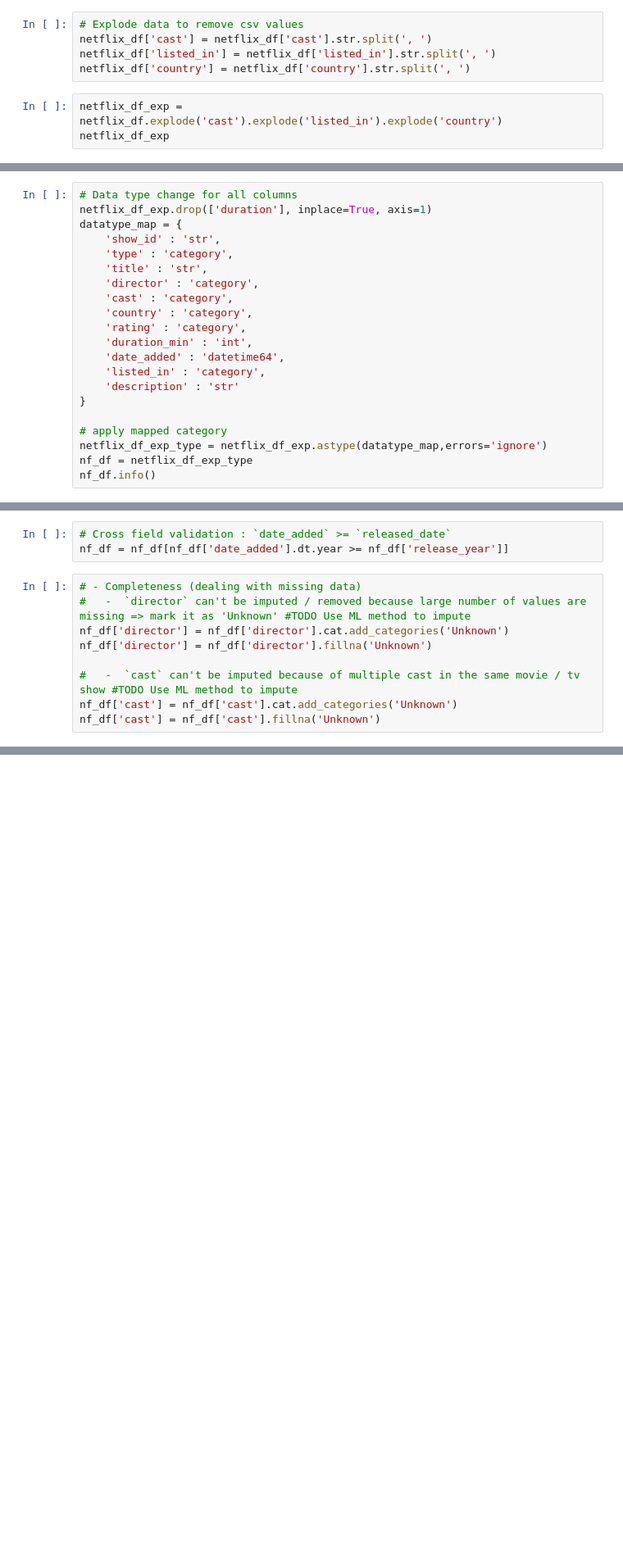
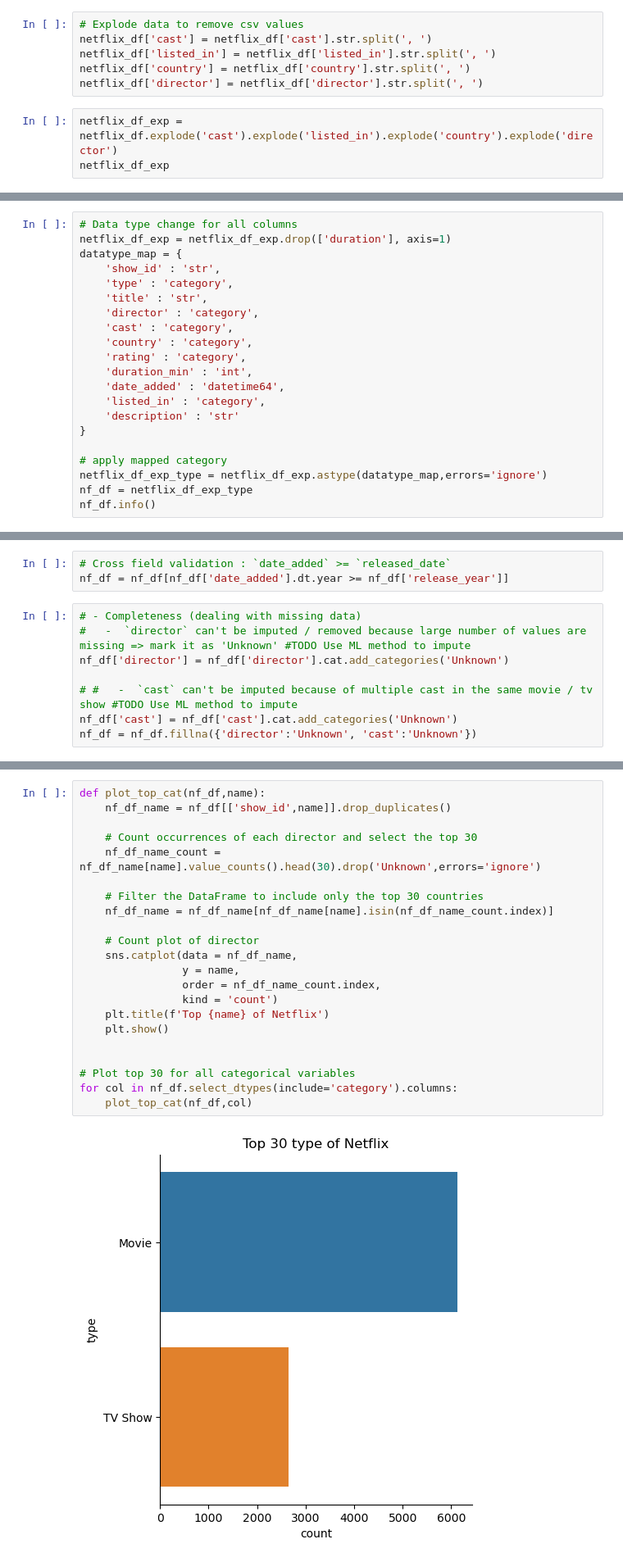
Before and after one commit to jyothisable/netflix, a Jupyter notebook: EDA.ipynb, the cells around one changed output, grey strips where cells are left out. Shown: that part at 82% size. Cells and saved outputs as stored; diff of their text form; blank space fills up the shorter version.

```diff
--- a/EDA.ipynb
+++ b/EDA.ipynb
@@ -182,8 +184,9 @@ msno.matrix(tv_show_df)
 netflix_df['cast'] = netflix_df['cast'].str.split(', ')
 netflix_df['listed_in'] = netflix_df['listed_in'].str.split(', ')
 netflix_df['country'] = netflix_df['country'].str.split(', ')
+netflix_df['director'] = netflix_df['director'].str.split(', ')
 # %%
-netflix_df_exp = netflix_df.explode('cast').explode('listed_in').explode('country')
+netflix_df_exp = netflix_df.explode('cast').explode('listed_in').explode('country').explode('director')
 netflix_df_exp
 # %% [output]
 |  | show_id | type | title | director | cast | country | date_added | release_year | rating | duration | ... |
@@ -245,7 +248,7 @@ netflix_df_exp['rating']= netflix_df_exp['rating'].astype('str')
 netflix_df_exp = netflix_df_exp[~ netflix_df_exp['rating'].str.contains('min')]
 # %%
 # Data type change for all columns
-netflix_df_exp.drop(['duration'], inplace=True, axis=1)
+netflix_df_exp = netflix_df_exp.drop(['duration'], axis=1)
 datatype_map = {
     'show_id' : 'str',
     'type' : 'category',
@@ -323,11 +322,10 @@ nf_df = nf_df[nf_df['date_added'].dt.year >= nf_df['release_year']]
 # - Completeness (dealing with missing data)
 #   -  `director` can't be imputed / removed because large number of values are missing => mark it as 'Unknown' #TODO Use ML method to impute
 nf_df['director'] = nf_df['director'].cat.add_categories('Unknown')
-nf_df['director'] = nf_df['director'].fillna('Unknown')
 
-#   -  `cast` can't be imputed because of multiple cast in the same movie / tv show #TODO Use ML method to impute
+# #   -  `cast` can't be imputed because of multiple cast in the same movie / tv show #TODO Use ML method to impute
 nf_df['cast'] = nf_df['cast'].cat.add_categories('Unknown')
-nf_df['cast'] = nf_df['cast'].fillna('Unknown')
+nf_df = nf_df.fillna({'director':'Unknown', 'cast':'Unknown'})
 # %% [output]
 A value is trying to be set on a copy of a slice from a DataFrame.
 Try using .loc[row_indexer,col_indexer] = value instead
@@ -430,0 +397,24 @@ assert all(nf_df.isna().sum() == 0)
+# %%
+def plot_top_cat(nf_df,name):
+    nf_df_name = nf_df[['show_id',name]].drop_duplicates()
+
+    # Count occurrences of each director and select the top 30
+    nf_df_name_count = nf_df_name[name].value_counts().head(30).drop('Unknown',errors='ignore')
+
+    # Filter the DataFrame to include only the top 30 countries
+    nf_df_name = nf_df_name[nf_df_name[name].isin(nf_df_name_count.index)]
+
+    # Count plot of director
+    sns.catplot(data = nf_df_name,
+                y = name,
+                order = nf_df_name_count.index,
+                kind = 'count')
+    plt.title(f'Top {name} of Netflix')
+    plt.show()
+
+
+# Plot top 30 for all categorical variables
+for col in nf_df.select_dtypes(include='category').columns:
+    plot_top_cat(nf_df,col)
+# %% [output]
+[figure, added]
```
Also changed, not shown: parts of 19 cells of this notebook.
